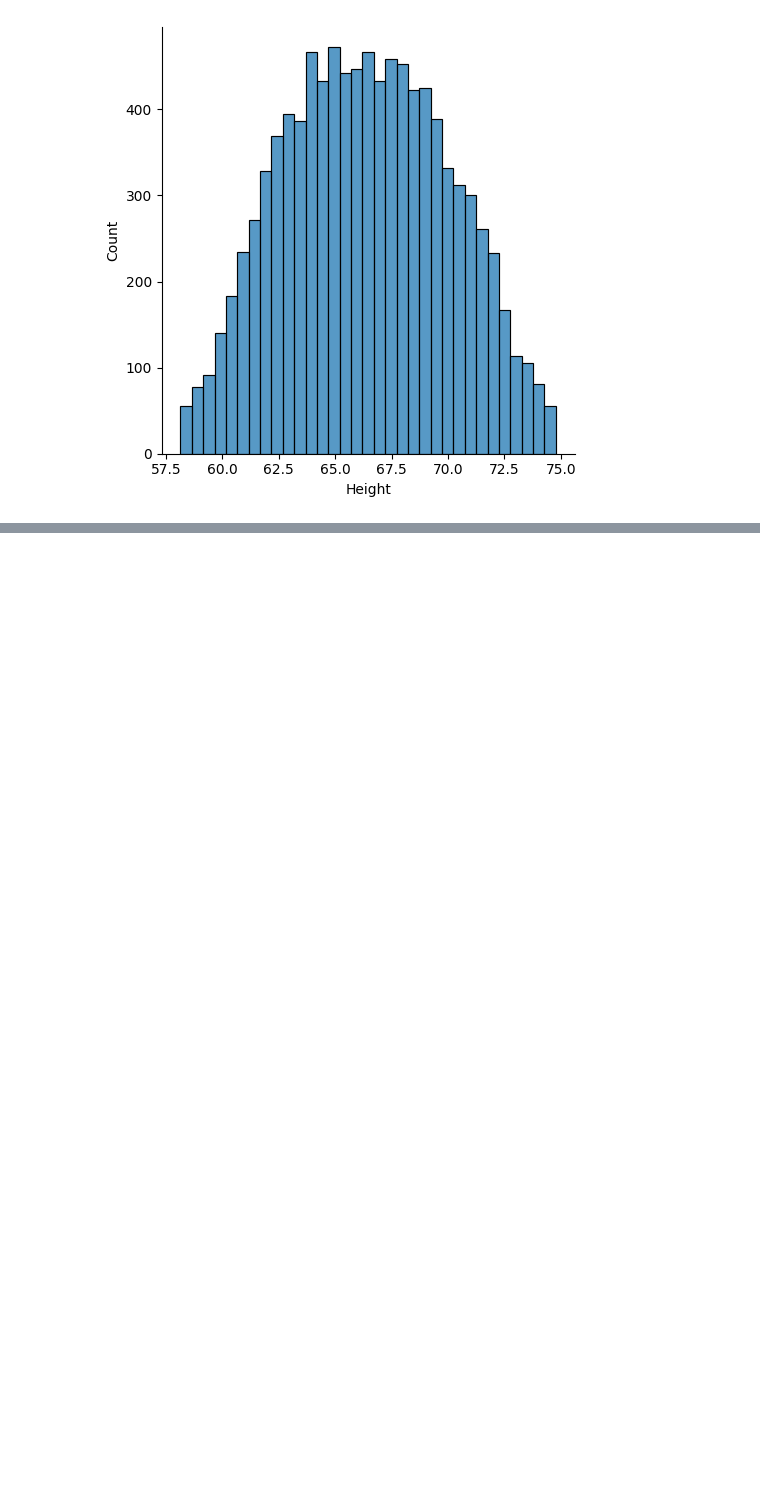
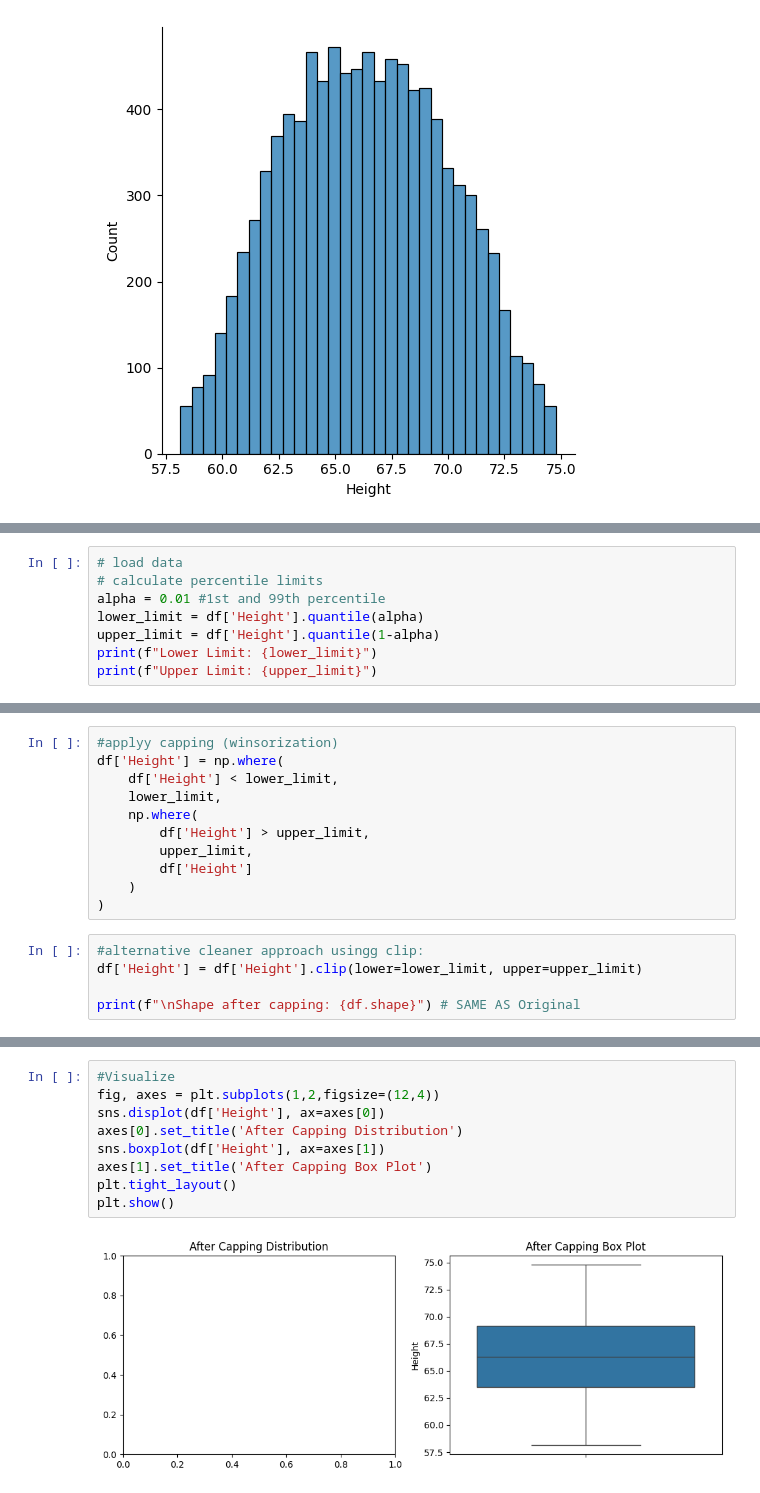
Before and after one commit to jyotinayak321/IBM-ML-Training, a Jupyter notebook: Percentiles_used_for_oulier_detection_and_remover.ipynb, the cells around one changed output, grey strips where cells are left out. Cells and saved outputs as stored; diff of their text form; blank space fills up the shorter version.

```diff
--- a/Percentiles_used_for_oulier_detection_and_remover.ipynb
+++ b/Percentiles_used_for_oulier_detection_and_remover.ipynb
@@ -101,0 +104,8 @@ plt.show()
+# %%
+# load data
+# calculate percentile limits
+alpha = 0.01 #1st and 99th percentile
+lower_limit = df['Height'].quantile(alpha)
+upper_limit = df['Height'].quantile(1-alpha)
+print(f"Lower Limit: {lower_limit}")
+print(f"Upper Limit: {upper_limit}")
@@ -101,0 +115,16 @@ plt.show()
+# %%
+#applyy capping (winsorization)
+df['Height'] = np.where(
+    df['Height'] < lower_limit,
+    lower_limit,
+    np.where(
+        df['Height'] > upper_limit,
+        upper_limit,
+        df['Height']
+    )
+)
+# %%
+#alternative cleaner approach usingg clip:
+df['Height'] = df['Height'].clip(lower=lower_limit, upper=upper_limit)
+
+print(f"\nShape after capping: {df.shape}") # SAME AS Original
@@ -101,0 +148,11 @@ plt.show()
+# %%
+#Visualize
+fig, axes = plt.subplots(1,2,figsize=(12,4))
+sns.displot(df['Height'], ax=axes[0])
+axes[0].set_title('After Capping Distribution')
+sns.boxplot(df['Height'], ax=axes[1])
+axes[1].set_title('After Capping Box Plot')
+plt.tight_layout()
+plt.show()
+# %% [output]
+[figure, added]
```
Also changed, not shown: parts of 6 cells of this notebook.
